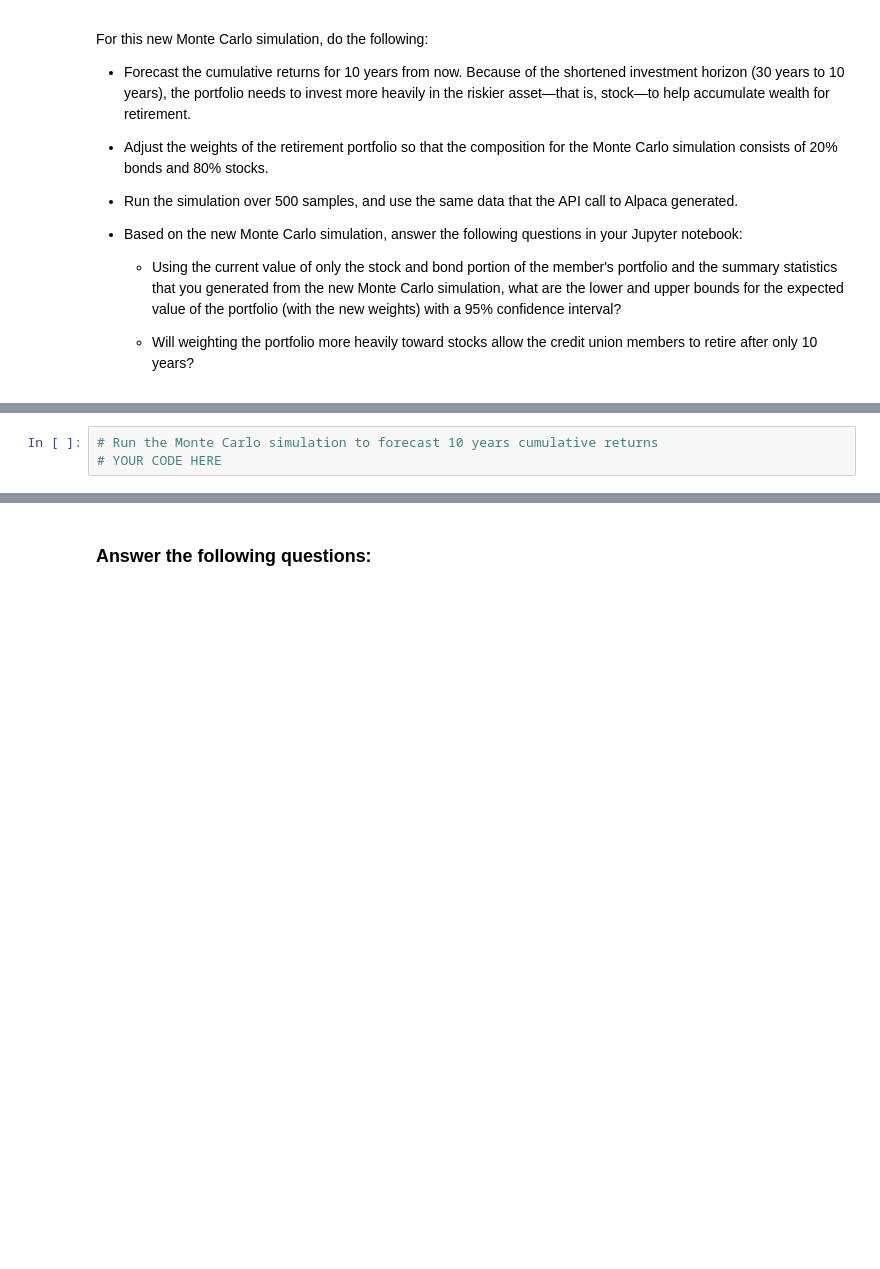
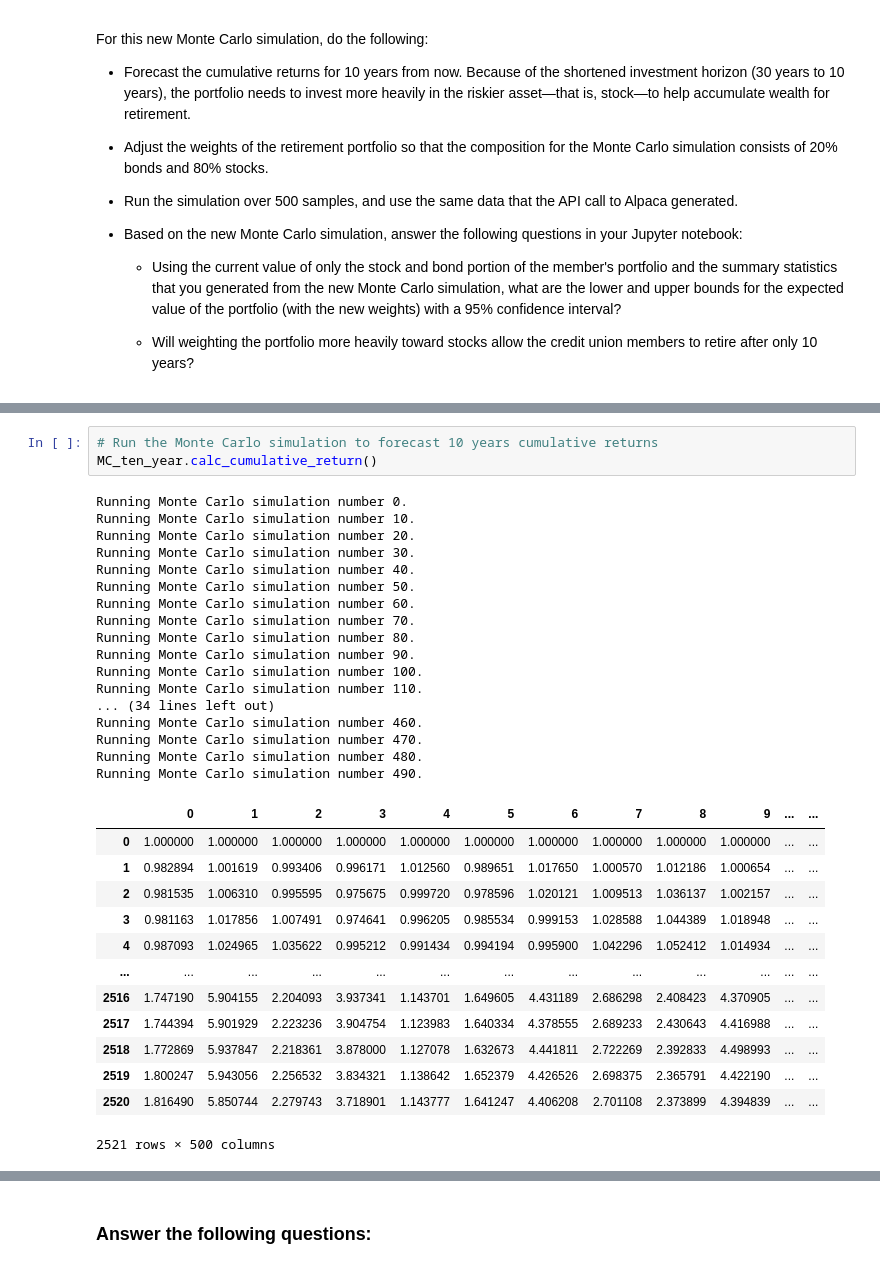
Before and after one commit to rhurst11/Fintech_Module_5_Challenge, a Jupyter notebook: Workspace/financial_planning_tools.ipynb, the cells around one changed output, grey strips where cells are left out. Drawn from its saved outputs; the diff is of its cells as text; blank space fills up the shorter version.

```diff
--- a/Workspace/financial_planning_tools.ipynb
+++ b/Workspace/financial_planning_tools.ipynb
@@ -669,6 +686,37 @@ For this new Monte Carlo simulation, do the following:
 # %%
 # Run the Monte Carlo simulation to forecast 10 years cumulative returns
-# YOUR CODE HERE
+MC_ten_year.calc_cumulative_return()
+# %% [output]
+Running Monte Carlo simulation number 0.
+Running Monte Carlo simulation number 10.
+Running Monte Carlo simulation number 20.
+Running Monte Carlo simulation number 30.
+Running Monte Carlo simulation number 40.
+Running Monte Carlo simulation number 50.
+Running Monte Carlo simulation number 60.
+Running Monte Carlo simulation number 70.
+Running Monte Carlo simulation number 80.
+Running Monte Carlo simulation number 90.
+Running Monte Carlo simulation number 100.
+Running Monte Carlo simulation number 110.
+... (34 lines left out)
+Running Monte Carlo simulation number 460.
+Running Monte Carlo simulation number 470.
+Running Monte Carlo simulation number 480.
+Running Monte Carlo simulation number 490.
+|  | 0 | 1 | 2 | 3 | 4 | 5 | 6 | 7 | 8 | 9 | ... | ... |
+| 0 | 1.000000 | 1.000000 | 1.000000 | 1.000000 | 1.000000 | 1.000000 | 1.000000 | 1.000000 | 1.000000 | 1.000000 | ... | ... |
+| 1 | 0.982894 | 1.001619 | 0.993406 | 0.996171 | 1.012560 | 0.989651 | 1.017650 | 1.000570 | 1.012186 | 1.000654 | ... | ... |
+| 2 | 0.981535 | 1.006310 | 0.995595 | 0.975675 | 0.999720 | 0.978596 | 1.020121 | 1.009513 | 1.036137 | 1.002157 | ... | ... |
+| 3 | 0.981163 | 1.017856 | 1.007491 | 0.974641 | 0.996205 | 0.985534 | 0.999153 | 1.028588 | 1.044389 | 1.018948 | ... | ... |
+| 4 | 0.987093 | 1.024965 | 1.035622 | 0.995212 | 0.991434 | 0.994194 | 0.995900 | 1.042296 | 1.052412 | 1.014934 | ... | ... |
+| ... | ... | ... | ... | ... | ... | ... | ... | ... | ... | ... | ... | ... |
+| 2516 | 1.747190 | 5.904155 | 2.204093 | 3.937341 | 1.143701 | 1.649605 | 4.431189 | 2.686298 | 2.408423 | 4.370905 | ... | ... |
+| 2517 | 1.744394 | 5.901929 | 2.223236 | 3.904754 | 1.123983 | 1.640334 | 4.378555 | 2.689233 | 2.430643 | 4.416988 | ... | ... |
+| 2518 | 1.772869 | 5.937847 | 2.218361 | 3.878000 | 1.127078 | 1.632673 | 4.441811 | 2.722269 | 2.392833 | 4.498993 | ... | ... |
+| 2519 | 1.800247 | 5.943056 | 2.256532 | 3.834321 | 1.138642 | 1.652379 | 4.426526 | 2.698375 | 2.365791 | 4.422190 | ... | ... |
+| 2520 | 1.816490 | 5.850744 | 2.279743 | 3.718901 | 1.143777 | 1.641247 | 4.406208 | 2.701108 | 2.373899 | 4.394839 | ... | ... |
+2521 rows × 500 columns
 # %%
 # Visualize the 10-year Monte Carlo simulation by creating an
 # overlay line plot
```
Also changed, not shown: parts of 6 cells of this notebook, 2 other files.
